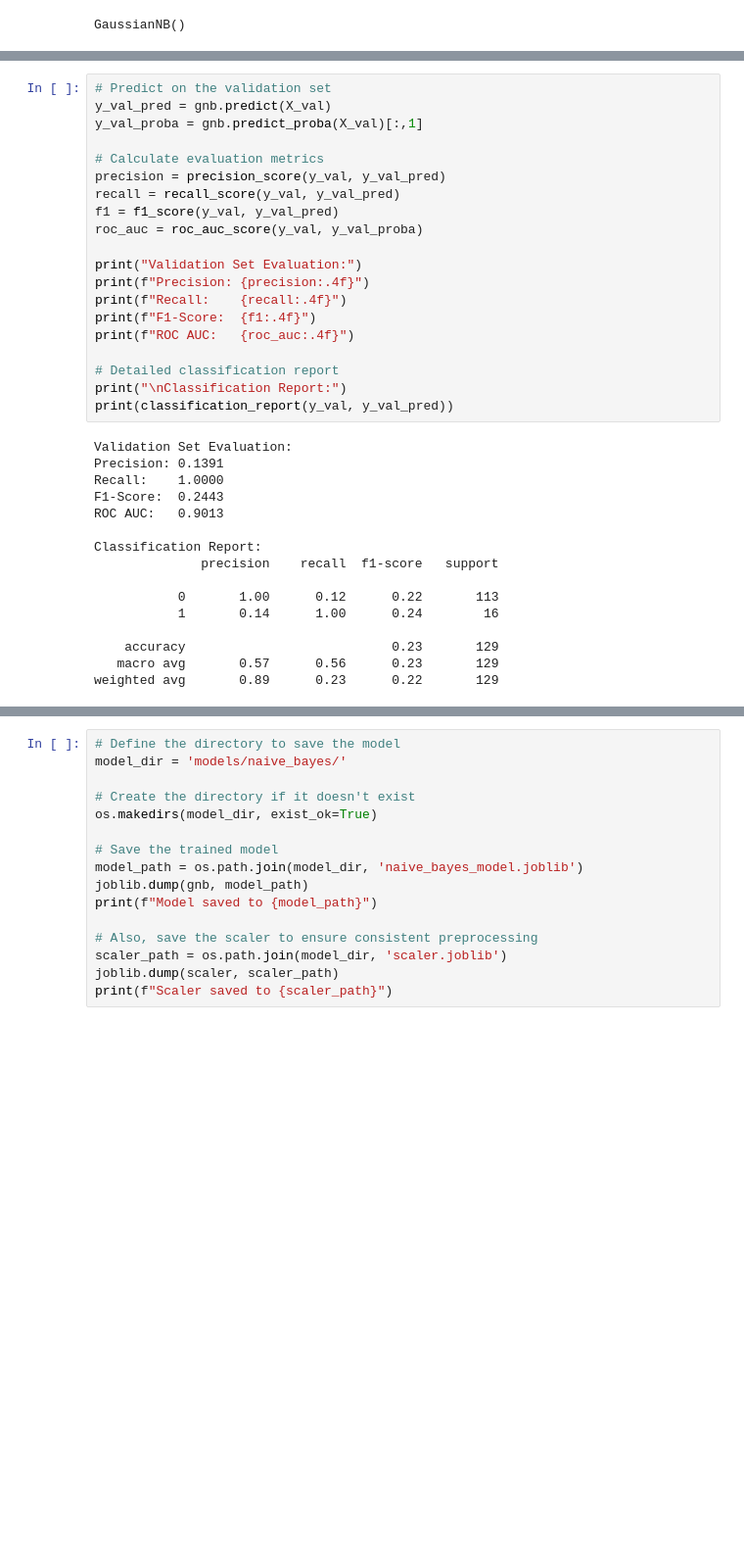
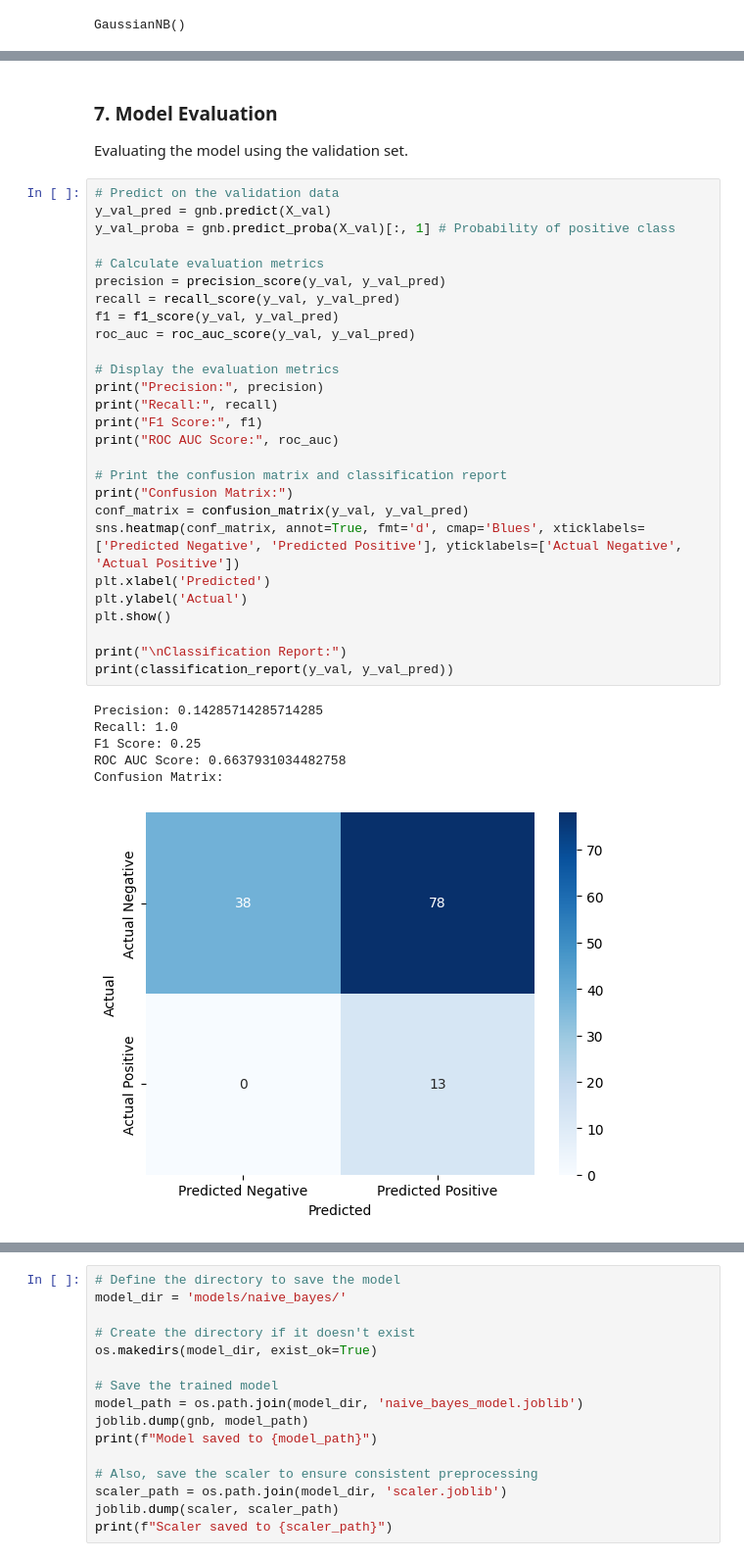
Before and after one commit to dizzydroid/ASU_SeniorProject_ML, a Jupyter notebook: notebooks/naive_bayes_nb.ipynb, the cells around one changed output, grey strips where cells are left out. Shown at 98% size. Drawn from its saved outputs; the diff is of its cells as text; blank space fills up the shorter version.

```diff
--- a/notebooks/naive_bayes_nb.ipynb
+++ b/notebooks/naive_bayes_nb.ipynb
@@ -157,36 +117,37 @@ Evaluate the trained model on the validation set using various metrics.
+# %% [markdown]
+### **7. Model Evaluation**
+Evaluating the model using the validation set.
 # %%
-# Predict on the validation set
+# Predict on the validation data
 y_val_pred = gnb.predict(X_val)
-y_val_proba = gnb.predict_proba(X_val)[:,1]
+y_val_proba = gnb.predict_proba(X_val)[:, 1] # Probability of positive class
 
 # Calculate evaluation metrics
 precision = precision_score(y_val, y_val_pred)
 recall = recall_score(y_val, y_val_pred)
 f1 = f1_score(y_val, y_val_pred)
-roc_auc = roc_auc_score(y_val, y_val_proba)
+roc_auc = roc_auc_score(y_val, y_val_pred)
 
-print("Validation Set Evaluation:")
-print(f"Precision: {precision:.4f}")
-print(f"Recall:    {recall:.4f}")
-print(f"F1-Score:  {f1:.4f}")
-print(f"ROC AUC:   {roc_auc:.4f}")
+# Display the evaluation metrics
+print("Precision:", precision)
+print("Recall:", recall)
+print("F1 Score:", f1)
+print("ROC AUC Score:", roc_auc)
 
-# Detailed classification report
+# Print the confusion matrix and classification report
+print("Confusion Matrix:")
+conf_matrix = confusion_matrix(y_val, y_val_pred)
+sns.heatmap(conf_matrix, annot=True, fmt='d', cmap='Blues', xticklabels=['Predicted Negative', 'Predicted Positive'], yticklabels=['Actual Negative', 'Actual Positive'])
+plt.xlabel('Predicted')
+plt.ylabel('Actual')
+plt.show()
+
 print("\nClassification Report:")
 print(classification_report(y_val, y_val_pred))
 # %% [output]
-Validation Set Evaluation:
-Precision: 0.1391
-Recall:    1.0000
-F1-Score:  0.2443
-ROC AUC:   0.9013
-
-Classification Report:
-              precision    recall  f1-score   support
-
-           0       1.00      0.12      0.22       113
-           1       0.14      1.00      0.24        16
-
-    accuracy                           0.23       129
-   macro avg       0.57      0.56      0.23       129
-weighted avg       0.89      0.23      0.22       129
+Precision: 0.14285714285714285
+Recall: 1.0
+F1 Score: 0.25
+ROC AUC Score: 0.6637931034482758
+Confusion Matrix:
+[figure, added]
```
Also changed, not shown: parts of 28 cells of this notebook, 2 other files.
